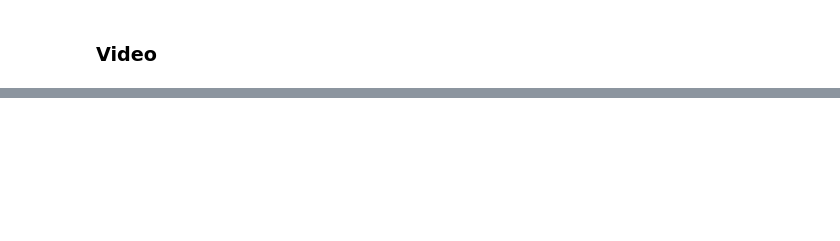
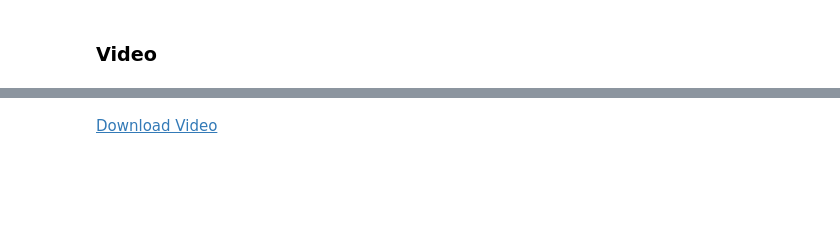
Before and after one commit to ACCESS-NRI/visualisations, a Jupyter notebook: video_pr.ipynb, the cells around one changed output, grey strips where cells are left out. Cells and saved outputs as stored; diff of their text form; code cells hidden in the pictures; blank space fills up the shorter version.

```diff
--- a/video_pr.ipynb
+++ b/video_pr.ipynb
@@ -59,0 +250,21 @@ with lv.video(filename=f'el_test_pr_3hr.mp4',fps=60, quality=3, resolution=(600,
+# %%
+filename = 'acu_pr_day_2000.mp4'
+lv = accessvis.plot_earth(texture='bluemarble', background="white", vertical_exaggeration=20)
+lv.rotation(15.0, -190.0, 0.0) #Rotate to Australia
+lv.set_properties(diffuse=0.8, ambient=0.1, specular=0.35, shininess=0.03, light=[1,1,0.98]) # make pretty
+lv.brightness_contrast_saturation(0.5, 0.5, 0.65)
+date = accessvis.TextWidget(lv=lv, text_colour = 'black', scale=0.05, offset=(1,0))
+ds=ds_2000
+with lv.video(filename=f'acu_pr_day_2000.mp4',fps=60, quality=3, resolution=(600,600)) as v:
+    accu=None
+    for i in tqdm(range(len(ds["pr"]))):
+        if accu is None:
+            accu=ds["pr"][i]
+        else:
+            accu+=ds["pr"][i]
+        formatted_date = pd.to_datetime(ds["pr"][i].time.data).strftime('%Y/%m/%d')
+        date.update_widget(text=f"{formatted_date}")
+        colours = get_interpolated(accu, 'gist_ncar')
+        accessvis.update_earth_values(lv, dataMode=0, data=colours)
+        lv.render()
+# %% [output]
@@ -59,0 +273,2 @@ with lv.video(filename=f'el_test_pr_3hr.mp4',fps=60, quality=3, resolution=(600,
+Download Video
+[figure, added]
```
Also changed, not shown: parts of 30 cells of this notebook, 2 other files.
